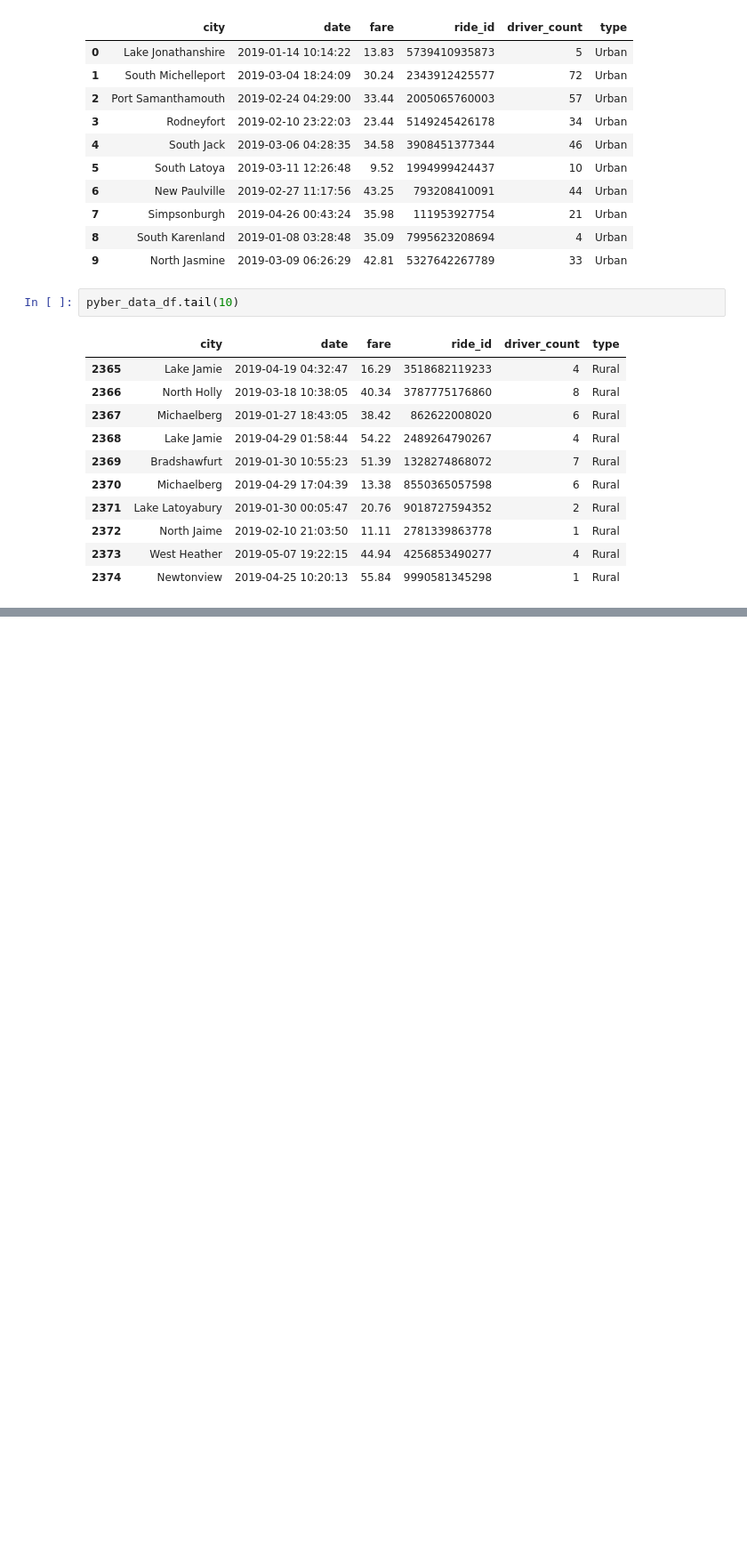
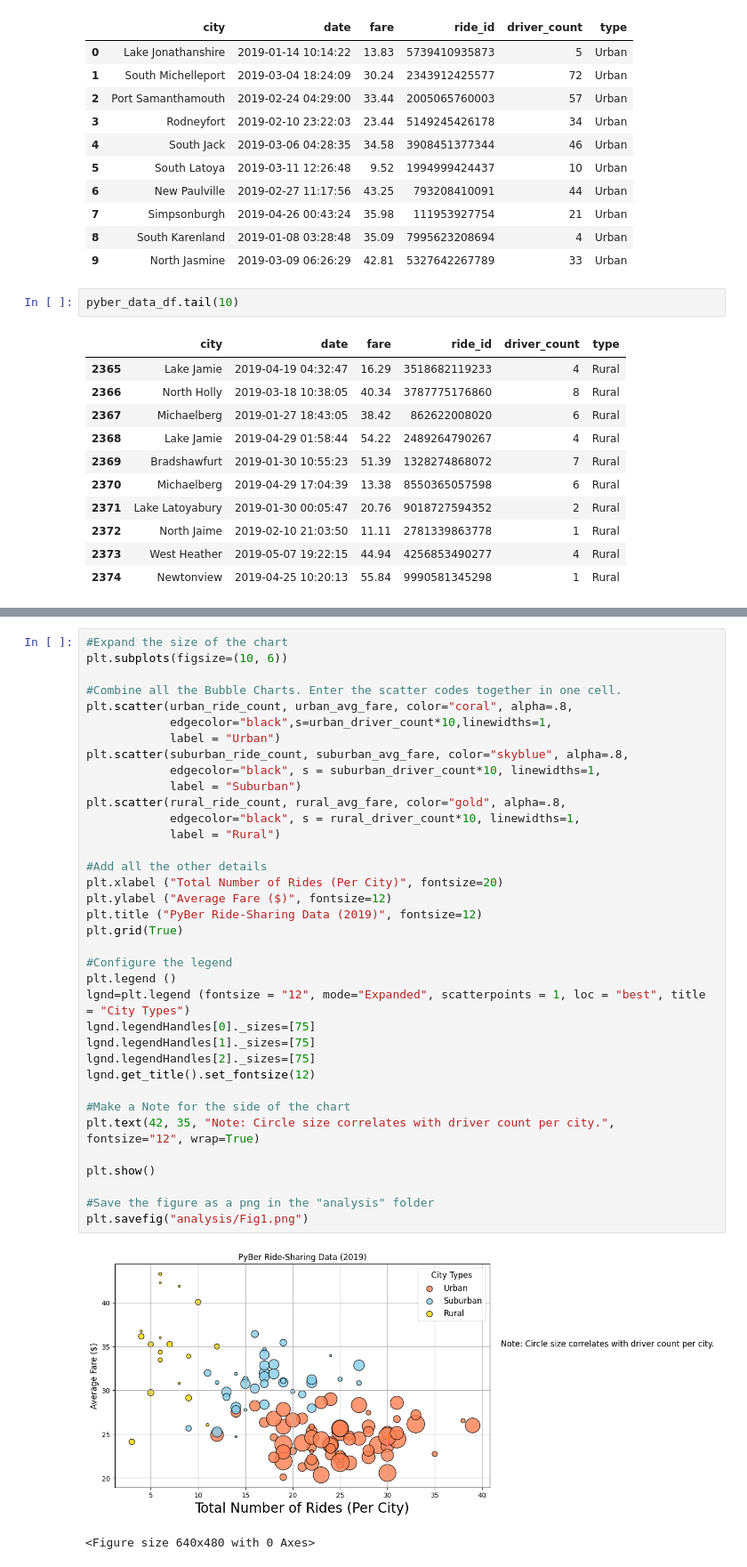
Before and after one commit to jakatz87/PyBer_Analysis, a Jupyter notebook: PyBer.ipynb, the cells around one changed output, grey strips where cells are left out. Shown: that part at 89% size. Cells and saved outputs as stored; diff of their text form; blank space fills up the shorter version.

```diff
--- a/PyBer.ipynb
+++ b/PyBer.ipynb
@@ -139,0 +300,39 @@ pyber_data_df.tail(10)
+# %%
+#Expand the size of the chart
+plt.subplots(figsize=(10, 6))
+
+#Combine all the Bubble Charts. Enter the scatter codes together in one cell.
+plt.scatter(urban_ride_count, urban_avg_fare, color="coral", alpha=.8,
+            edgecolor="black",s=urban_driver_count*10,linewidths=1,
+            label = "Urban")
+plt.scatter(suburban_ride_count, suburban_avg_fare, color="skyblue", alpha=.8,
+            edgecolor="black", s = suburban_driver_count*10, linewidths=1,
+            label = "Suburban")
+plt.scatter(rural_ride_count, rural_avg_fare, color="gold", alpha=.8,
+            edgecolor="black", s = rural_driver_count*10, linewidths=1,
+            label = "Rural")
+
+#Add all the other details
+plt.xlabel ("Total Number of Rides (Per City)", fontsize=20)
+plt.ylabel ("Average Fare ($)", fontsize=12)
+plt.title ("PyBer Ride-Sharing Data (2019)", fontsize=12)
+plt.grid(True)
+
+#Configure the legend
+plt.legend ()
+lgnd=plt.legend (fontsize = "12", mode="Expanded", scatterpoints = 1, loc = "best", title = "City Types")
+lgnd.legendHandles[0]._sizes=[75]
+lgnd.legendHandles[1]._sizes=[75]
+lgnd.legendHandles[2]._sizes=[75]
+lgnd.get_title().set_fontsize(12)
+
+#Make a Note for the side of the chart
+plt.text(42, 35, "Note: Circle size correlates with driver count per city.", fontsize="12", wrap=True)
+
+plt.show()
+
+#Save the figure as a png in the "analysis" folder
+plt.savefig("analysis/Fig1.png")
+# %% [output]
+[figure, added]
+<Figure size 640x480 with 0 Axes>
```
Also changed, not shown: parts of 45 cells of this notebook, 3 other files.
